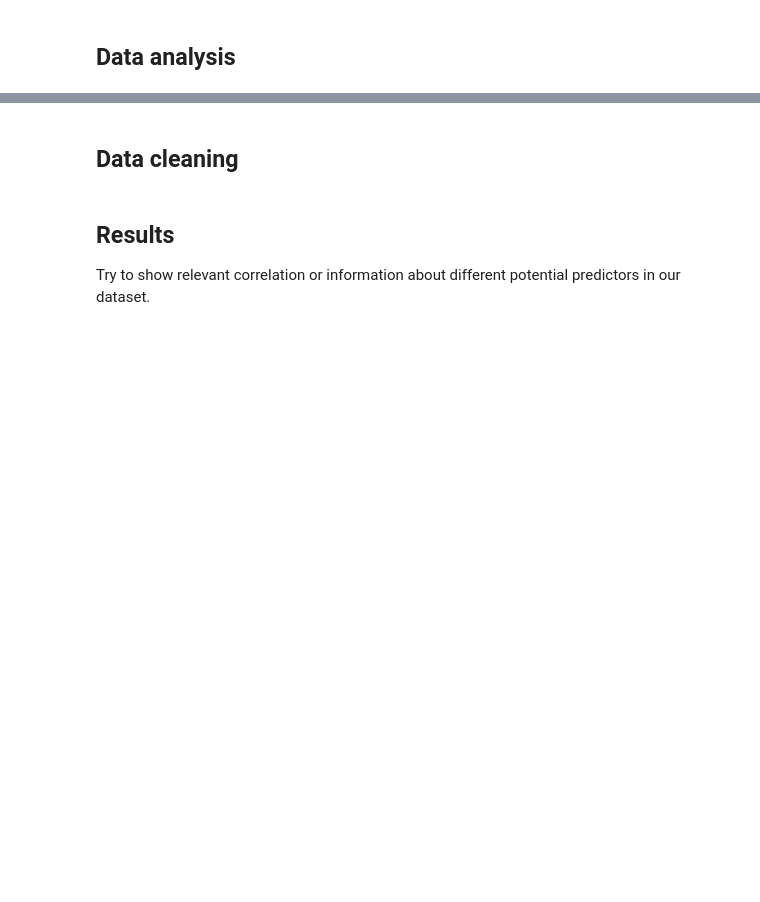
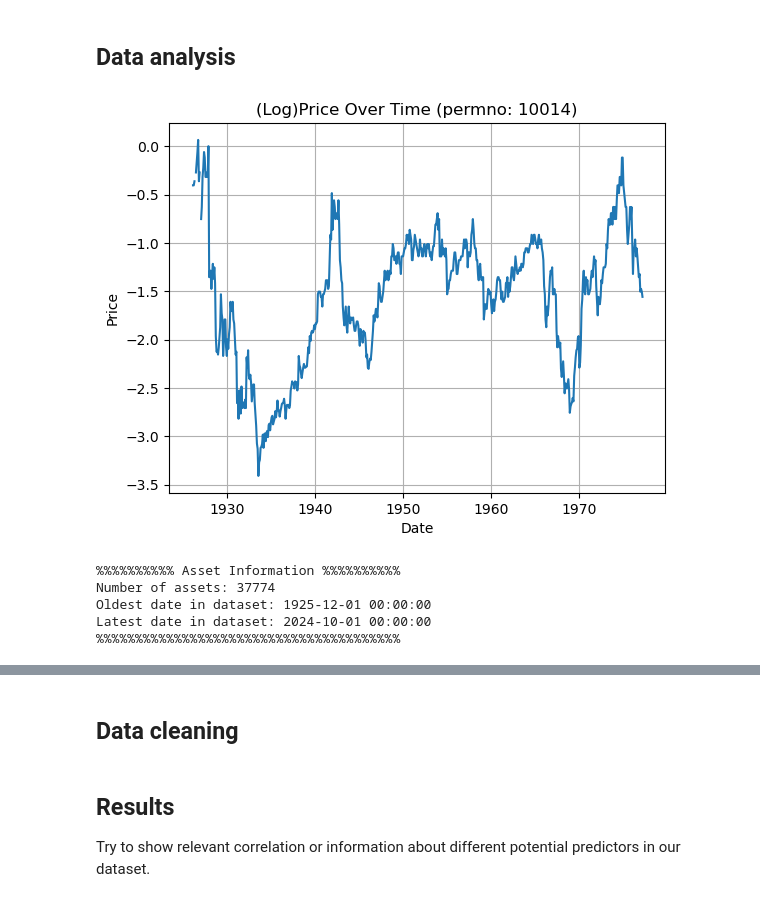
Before and after one commit to paulo-03/final_project_MLFin, a Jupyter notebook: data_analysis.ipynb, the cells around one changed output, grey strips where cells are left out. Drawn from its saved outputs; the diff is of its cells as text; code cells hidden in the pictures; blank space fills up the shorter version.

```diff
--- a/data_analysis.ipynb
+++ b/data_analysis.ipynb
@@ -12,3 +18,8 @@ Libraries and python script needed.
 ## Data
 
 Load the raw data.
+# %%
+file_path = 'data/temp/signed_predictors_all_wide.csv'
+data = load_data_df(file_path=file_path)
+
+data.head()
@@ -15,2 +34,16 @@ Load the raw data.
 # %% [markdown]
 ## Data analysis
+# %%
+# Select one precise asset to see the price evolution
+permno_id = 10014
+asset_price_plot(data=data, permno_id=permno_id)
+# %% [output]
+[figure, added]
+# %%
+asset_info = assets_information(data=data)
+# %% [output]
+%%%%%%%%%% Asset Information %%%%%%%%%%
+Number of assets: 37774
+Oldest date in dataset: 1925-12-01 00:00:00
+Latest date in dataset: 2024-10-01 00:00:00
+%%%%%%%%%%%%%%%%%%%%%%%%%%%%%%%%%%%%%%%
```
Also changed, not shown: parts of 4 cells of this notebook, 59 other files.
